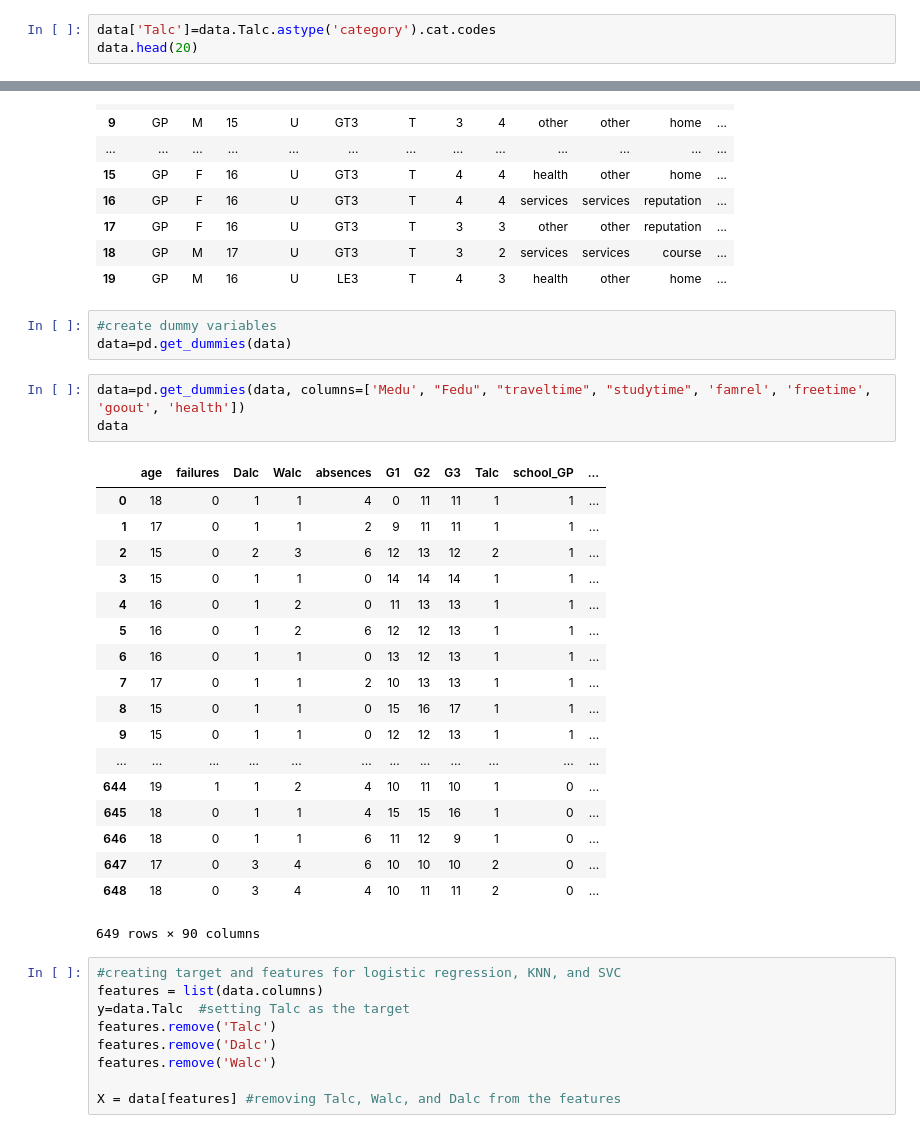
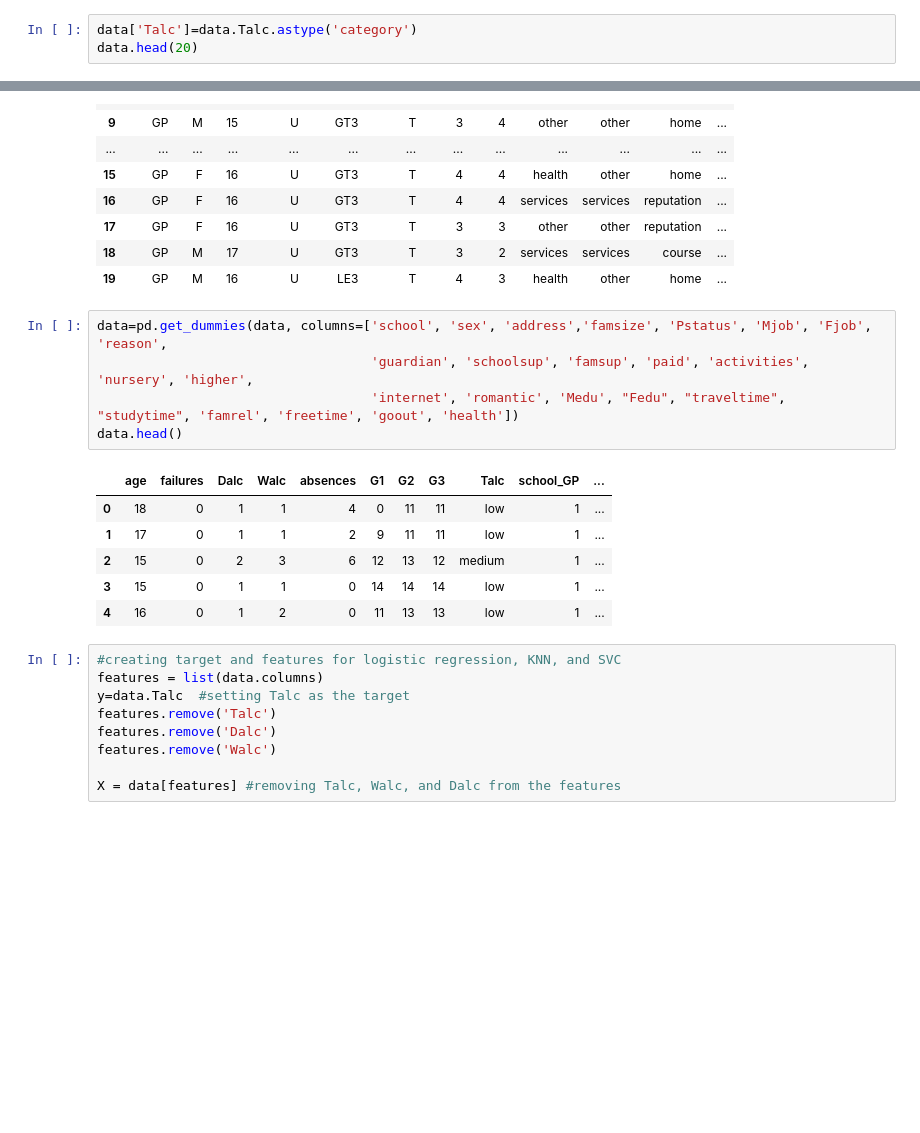
Before and after one commit to mamitch/Springboard_Capstone, a Jupyter notebook: Capstone_Project_Student_Alc_binned.ipynb, the cells around one changed output, grey strips where cells are left out. Cells and saved outputs as stored; diff of their text form; blank space fills up the shorter version.

```diff
--- a/Capstone_Project_Student_Alc_binned.ipynb
+++ b/Capstone_Project_Student_Alc_binned.ipynb
@@ -246,5 +246,5 @@ stats.pearsonr(data["studytime"], data["Dalc"])
 # %%
-data['Talc']=data.Talc.astype('category').cat.codes
+data['Talc']=data.Talc.astype('category')
 data.head(20)
 # %% [output]
 |  | school | sex | age | address | famsize | Pstatus | Medu | Fedu | Mjob | Fjob | reason | ... |
@@ -264,31 +264,18 @@ data.head(20)
 | 17 | GP | F | 16 | U | GT3 | T | 3 | 3 | other | other | reputation | ... |
 | 18 | GP | M | 17 | U | GT3 | T | 3 | 2 | services | services | course | ... |
 | 19 | GP | M | 16 | U | LE3 | T | 4 | 3 | health | other | home | ... |
-# %%
-#create dummy variables
-data=pd.get_dummies(data)
 # %%
-data=pd.get_dummies(data, columns=['Medu', "Fedu", "traveltime", "studytime", 'famrel', 'freetime', 'goout', 'health'])
-data
+data=pd.get_dummies(data, columns=['school', 'sex', 'address','famsize', 'Pstatus', 'Mjob', 'Fjob', 'reason',
+                                   'guardian', 'schoolsup', 'famsup', 'paid', 'activities', 'nursery', 'higher',
+                                   'internet', 'romantic', 'Medu', "Fedu", "traveltime", "studytime", 'famrel', 'freetime', 'goout', 'health'])
+data.head()
 # %% [output]
 |  | age | failures | Dalc | Walc | absences | G1 | G2 | G3 | Talc | school_GP | ... |
-| 0 | 18 | 0 | 1 | 1 | 4 | 0 | 11 | 11 | 1 | 1 | ... |
-| 1 | 17 | 0 | 1 | 1 | 2 | 9 | 11 | 11 | 1 | 1 | ... |
-| 2 | 15 | 0 | 2 | 3 | 6 | 12 | 13 | 12 | 2 | 1 | ... |
-| 3 | 15 | 0 | 1 | 1 | 0 | 14 | 14 | 14 | 1 | 1 | ... |
-| 4 | 16 | 0 | 1 | 2 | 0 | 11 | 13 | 13 | 1 | 1 | ... |
-| 5 | 16 | 0 | 1 | 2 | 6 | 12 | 12 | 13 | 1 | 1 | ... |
-| 6 | 16 | 0 | 1 | 1 | 0 | 13 | 12 | 13 | 1 | 1 | ... |
-| 7 | 17 | 0 | 1 | 1 | 2 | 10 | 13 | 13 | 1 | 1 | ... |
-| 8 | 15 | 0 | 1 | 1 | 0 | 15 | 16 | 17 | 1 | 1 | ... |
-| 9 | 15 | 0 | 1 | 1 | 0 | 12 | 12 | 13 | 1 | 1 | ... |
-| ... | ... | ... | ... | ... | ... | ... | ... | ... | ... | ... | ... |
-| 644 | 19 | 1 | 1 | 2 | 4 | 10 | 11 | 10 | 1 | 0 | ... |
-| 645 | 18 | 0 | 1 | 1 | 4 | 15 | 15 | 16 | 1 | 0 | ... |
-| 646 | 18 | 0 | 1 | 1 | 6 | 11 | 12 | 9 | 1 | 0 | ... |
-| 647 | 17 | 0 | 3 | 4 | 6 | 10 | 10 | 10 | 2 | 0 | ... |
-| 648 | 18 | 0 | 3 | 4 | 4 | 10 | 11 | 11 | 2 | 0 | ... |
+| 0 | 18 | 0 | 1 | 1 | 4 | 0 | 11 | 11 | low | 1 | ... |
+| 1 | 17 | 0 | 1 | 1 | 2 | 9 | 11 | 11 | low | 1 | ... |
+| 2 | 15 | 0 | 2 | 3 | 6 | 12 | 13 | 12 | medium | 1 | ... |
+| 3 | 15 | 0 | 1 | 1 | 0 | 14 | 14 | 14 | low | 1 | ... |
+| 4 | 16 | 0 | 1 | 2 | 0 | 11 | 13 | 13 | low | 1 | ... |
-649 rows × 90 columns
 # %%
 #creating target and features for logistic regression, KNN, and SVC
 features = list(data.columns)
```
Also changed, not shown: parts of 31 cells of this notebook.
